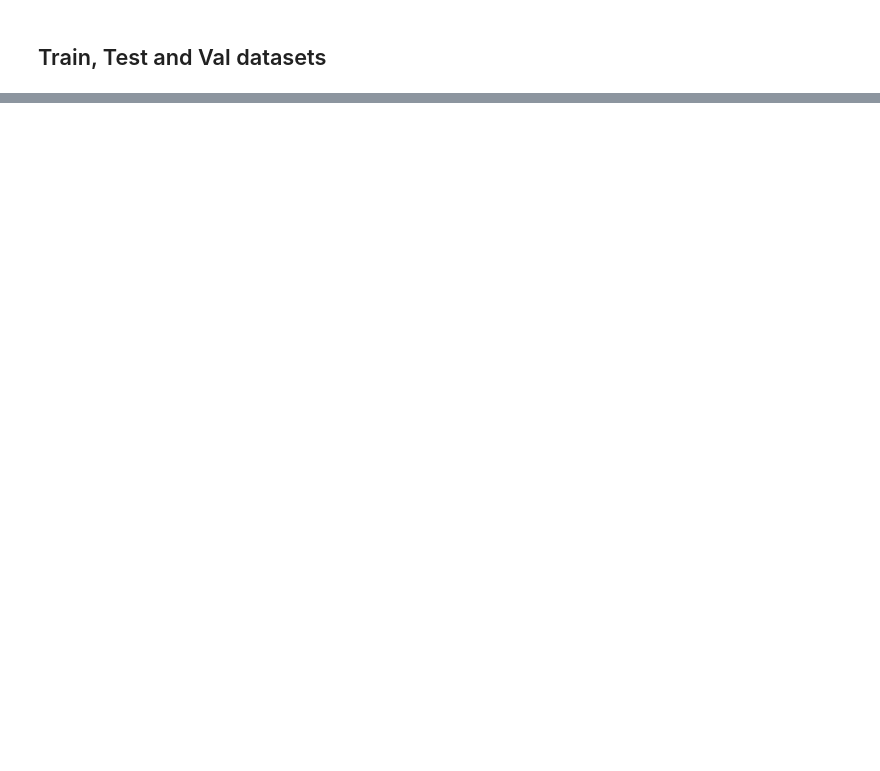
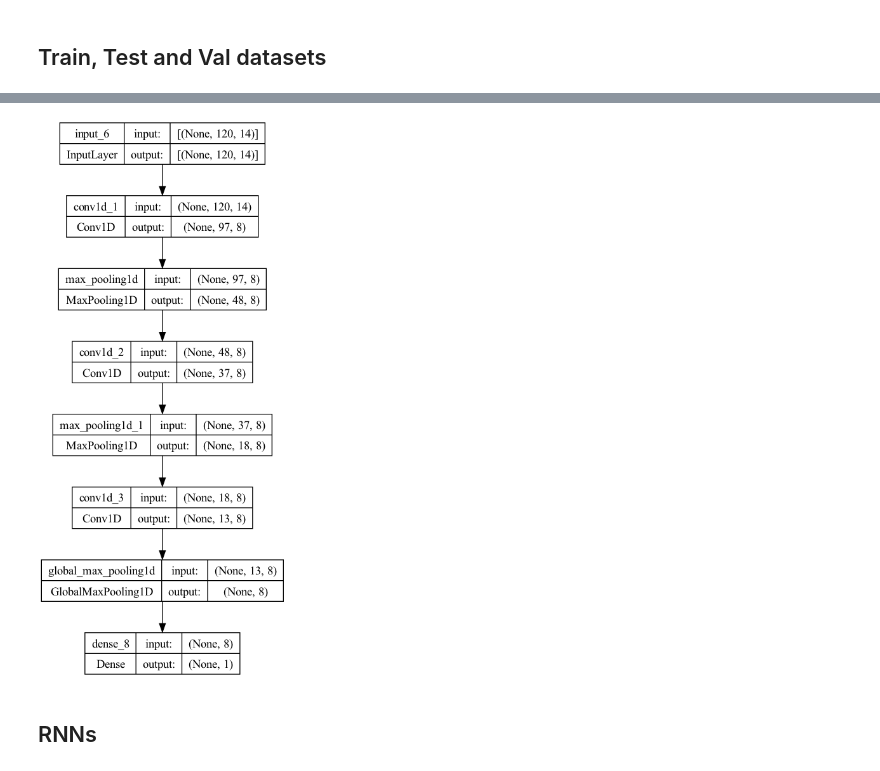
Before and after one commit to theneuralnerd/NLP-Exploratorium, a Jupyter notebook: ipynbs/RNN.ipynb, the cells around one changed output, grey strips where cells are left out. Drawn from its saved outputs; the diff is of its cells as text; code cells hidden in the pictures; blank space fills up the shorter version.

```diff
--- a/ipynbs/RNN.ipynb
+++ b/ipynbs/RNN.ipynb
@@ -101,0 +252,3 @@ val_dataset = tf.keras.utils.timeseries_dataset_from_array(
+# %%
+model = keras.models.load_model(f"{config.MODEL_WEIGHTS}/jena_conv.keras")
+model.evaluate(test_dataset)[1]
@@ -101,0 +258,6 @@ val_dataset = tf.keras.utils.timeseries_dataset_from_array(
+# %%
+plot_model(model, show_shapes=True)
+# %% [output]
+[figure, added]
+# %% [markdown]
+## RNNs
```
Also changed, not shown: parts of 30 cells of this notebook.
